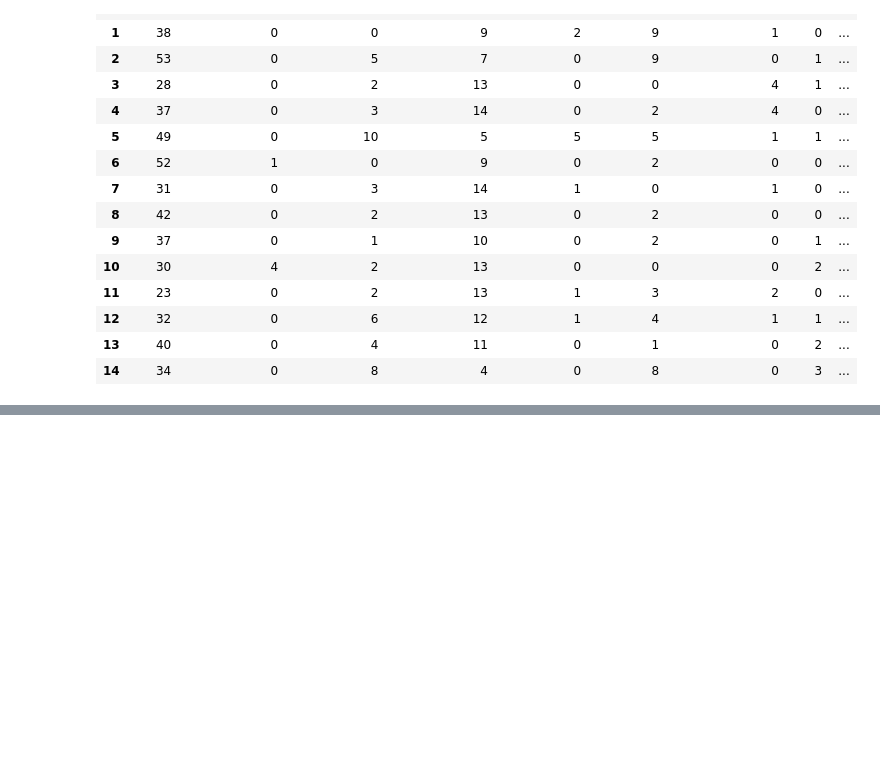
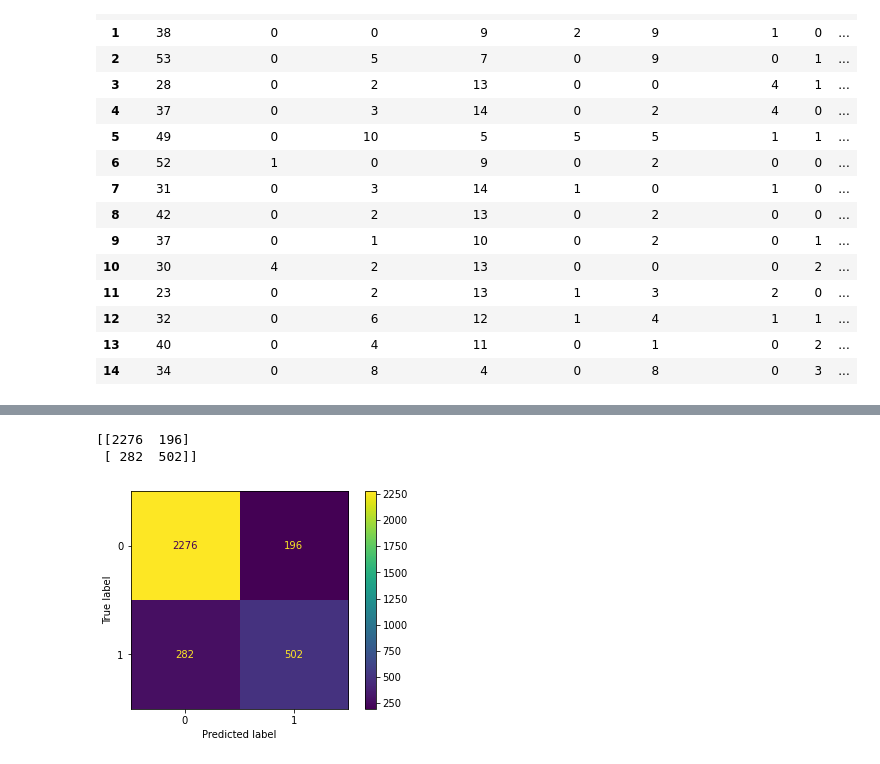
Before and after one commit to EduPiza/Trabalho_IA_MachineLearning, a Jupyter notebook: Trabalho_DataSet_ADULT.ipynb, the cells around one changed output, grey strips where cells are left out. Cells and saved outputs as stored; diff of their text form; code cells hidden in the pictures; blank space fills up the shorter version.

```diff
--- a/Trabalho_DataSet_ADULT.ipynb
+++ b/Trabalho_DataSet_ADULT.ipynb
@@ -440,0 +450,6 @@ Name: pais_origem, dtype: int64
+# %%
+# Substituindo na coluna "renda"
+
+baseDadosCSV2['renda'] = baseDadosCSV2['renda'].map({' <=50K':0,
+                             ' >50K':1},
+                             na_action=None)
@@ -461,0 +631,12 @@ baseDadosCSV2.head(15)
+# %%
+# Verificando a matriz de confusão
+
+print (confusion_matrix(y_test, pred2))
+# %% [output]
+[[2276  196]
+ [ 282  502]]
+# %%
+plot_confusion_matrix(knn_classifier, X_test, y_test)
+plt.show()
+# %% [output]
+[figure, added]
```
Also changed, not shown: parts of 18 cells of this notebook.
